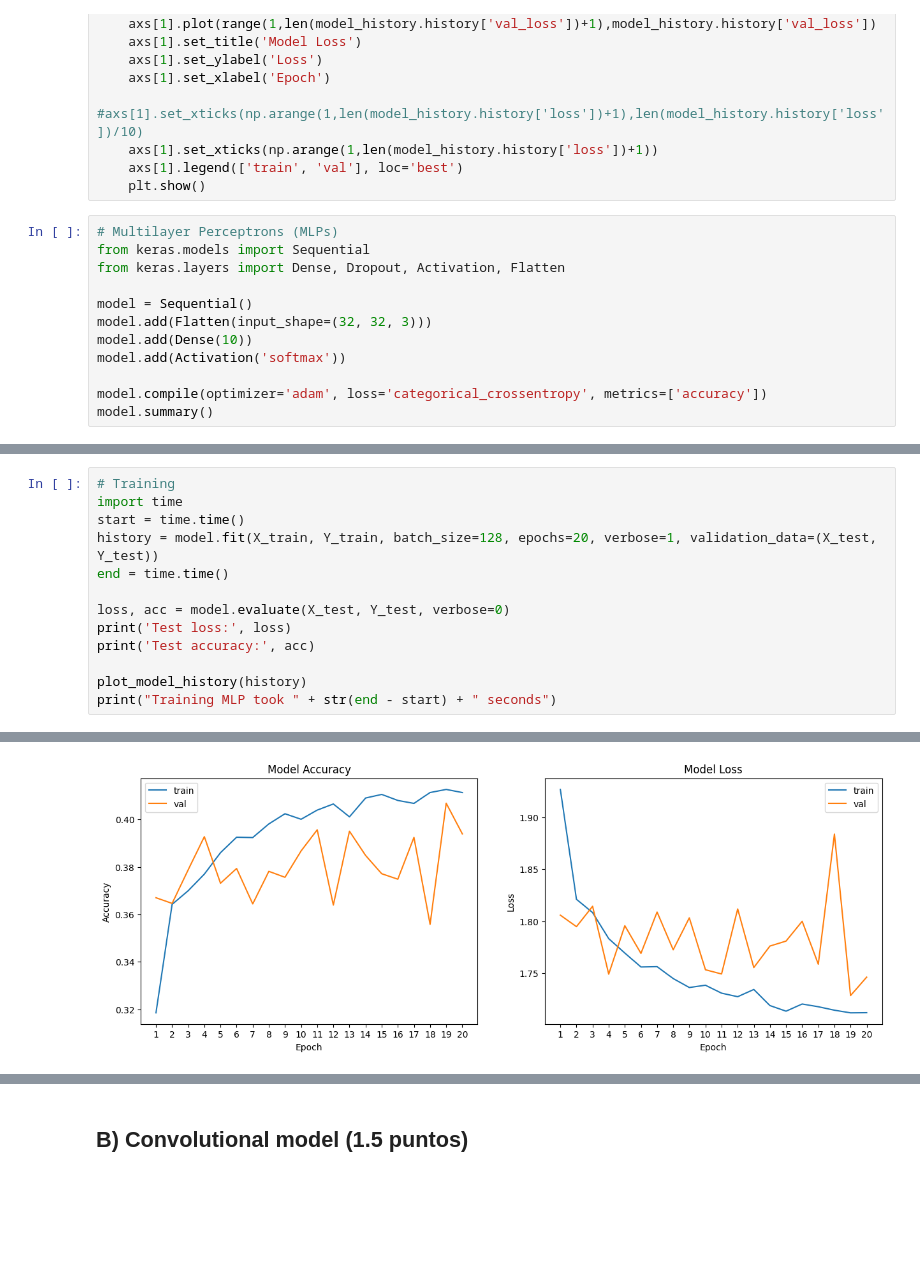
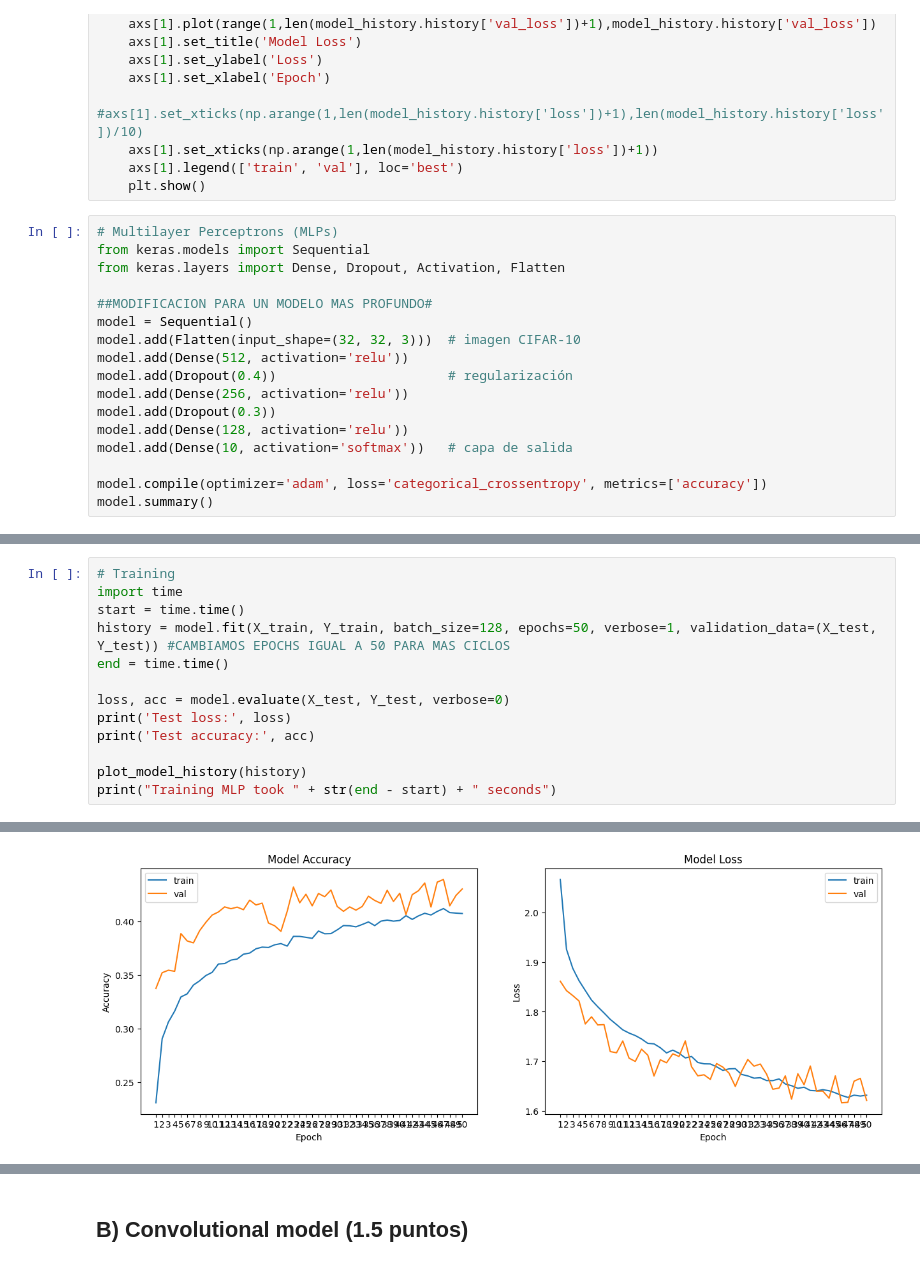
Before and after one commit to StefanoImanol/ef2025i, a Jupyter notebook: ExamenFinal_ia_2025iv1_2.ipynb, the cells around one changed output, grey strips where cells are left out. Cells and saved outputs as stored; diff of their text form; blank space fills up the shorter version.

```diff
--- a/ExamenFinal_ia_2025iv1_2.ipynb
+++ b/ExamenFinal_ia_2025iv1_2.ipynb
@@ -494,10 +599,15 @@ def plot_model_history(model_history):
 from keras.models import Sequential
 from keras.layers import Dense, Dropout, Activation, Flatten
 
+##MODIFICACION PARA UN MODELO MAS PROFUNDO#
 model = Sequential()
-model.add(Flatten(input_shape=(32, 32, 3)))
-model.add(Dense(10))
-model.add(Activation('softmax'))
+model.add(Flatten(input_shape=(32, 32, 3)))  # imagen CIFAR-10
+model.add(Dense(512, activation='relu'))
+model.add(Dropout(0.4))                      # regularización
+model.add(Dense(256, activation='relu'))
+model.add(Dropout(0.3))
+model.add(Dense(128, activation='relu'))
+model.add(Dense(10, activation='softmax'))   # capa de salida
 
 model.compile(optimizer='adam', loss='categorical_crossentropy', metrics=['accuracy'])
 model.summary()
@@ -519,7 +637,7 @@ Model: "sequential"
 # Training
 import time
 start = time.time()
-history = model.fit(X_train, Y_train, batch_size=128, epochs=20, verbose=1, validation_data=(X_test, Y_test))
+history = model.fit(X_train, Y_train, batch_size=128, epochs=50, verbose=1, validation_data=(X_test, Y_test)) #CAMBIAMOS EPOCHS IGUAL A 50 PARA MAS CICLOS
 end = time.time()
 
 loss, acc = model.evaluate(X_test, Y_test, verbose=0)
@@ -549 +667 @@ Test accuracy: 0.3939000070095062
-[figure, old version]
+[figure, new version]
```
Also changed, not shown: parts of 38 cells of this notebook, 3 other files.
